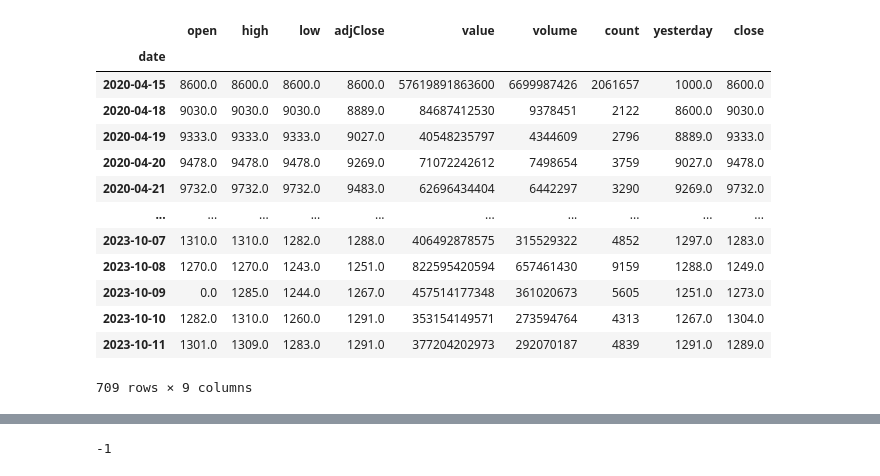
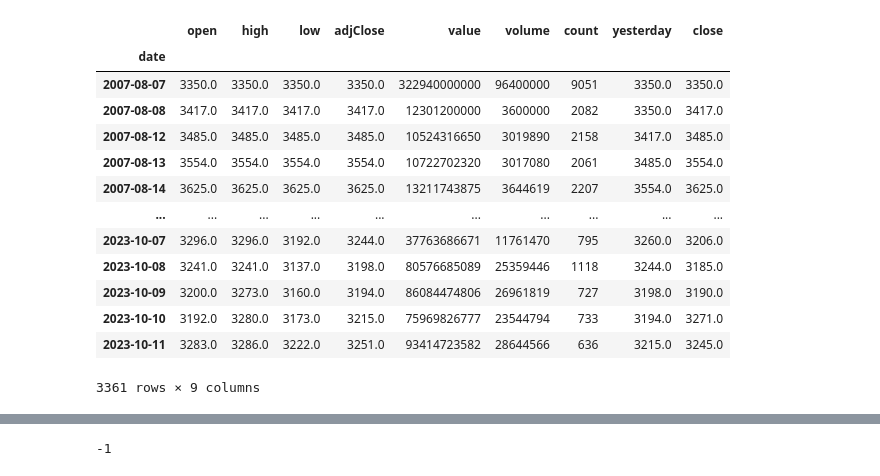
Before and after one commit to erfantbtb/algotrade-boorsdashboard, a Jupyter notebook: test.ipynb, the cells around one changed output, grey strips where cells are left out. Cells and saved outputs as stored; diff of their text form; code cells hidden in the pictures.

```diff
--- a/test.ipynb
+++ b/test.ipynb
@@ -7,23 +9,23 @@ from ticker_statistics import *
 %reload_ext autoreload
 %autoreload 2
 # %%
-symbol = "شستا"
+symbol = "فخوز"
 data = pd.read_csv("tickers_data/" + symbol + ".csv",
                    parse_dates=True,
                    index_col="date")
 data
 # %% [output]
 |  | open | high | low | adjClose | value | volume | count | yesterday | close |
 | date |  |  |  |  |  |  |  |  |  |
-| 2020-04-15 | 8600.0 | 8600.0 | 8600.0 | 8600.0 | 57619891863600 | 6699987426 | 2061657 | 1000.0 | 8600.0 |
-| 2020-04-18 | 9030.0 | 9030.0 | 9030.0 | 8889.0 | 84687412530 | 9378451 | 2122 | 8600.0 | 9030.0 |
-| 2020-04-19 | 9333.0 | 9333.0 | 9333.0 | 9027.0 | 40548235797 | 4344609 | 2796 | 8889.0 | 9333.0 |
-| 2020-04-20 | 9478.0 | 9478.0 | 9478.0 | 9269.0 | 71072242612 | 7498654 | 3759 | 9027.0 | 9478.0 |
-| 2020-04-21 | 9732.0 | 9732.0 | 9732.0 | 9483.0 | 62696434404 | 6442297 | 3290 | 9269.0 | 9732.0 |
+| 2007-08-07 | 3350.0 | 3350.0 | 3350.0 | 3350.0 | 322940000000 | 96400000 | 9051 | 3350.0 | 3350.0 |
+| 2007-08-08 | 3417.0 | 3417.0 | 3417.0 | 3417.0 | 12301200000 | 3600000 | 2082 | 3350.0 | 3417.0 |
+| 2007-08-12 | 3485.0 | 3485.0 | 3485.0 | 3485.0 | 10524316650 | 3019890 | 2158 | 3417.0 | 3485.0 |
+| 2007-08-13 | 3554.0 | 3554.0 | 3554.0 | 3554.0 | 10722702320 | 3017080 | 2061 | 3485.0 | 3554.0 |
+| 2007-08-14 | 3625.0 | 3625.0 | 3625.0 | 3625.0 | 13211743875 | 3644619 | 2207 | 3554.0 | 3625.0 |
 | ... | ... | ... | ... | ... | ... | ... | ... | ... | ... |
-| 2023-10-07 | 1310.0 | 1310.0 | 1282.0 | 1288.0 | 406492878575 | 315529322 | 4852 | 1297.0 | 1283.0 |
-| 2023-10-08 | 1270.0 | 1270.0 | 1243.0 | 1251.0 | 822595420594 | 657461430 | 9159 | 1288.0 | 1249.0 |
-| 2023-10-09 | 0.0 | 1285.0 | 1244.0 | 1267.0 | 457514177348 | 361020673 | 5605 | 1251.0 | 1273.0 |
-| 2023-10-10 | 1282.0 | 1310.0 | 1260.0 | 1291.0 | 353154149571 | 273594764 | 4313 | 1267.0 | 1304.0 |
-| 2023-10-11 | 1301.0 | 1309.0 | 1283.0 | 1291.0 | 377204202973 | 292070187 | 4839 | 1291.0 | 1289.0 |
+| 2023-10-07 | 3296.0 | 3296.0 | 3192.0 | 3244.0 | 37763686671 | 11761470 | 795 | 3260.0 | 3206.0 |
+| 2023-10-08 | 3241.0 | 3241.0 | 3137.0 | 3198.0 | 80576685089 | 25359446 | 1118 | 3244.0 | 3185.0 |
+| 2023-10-09 | 3200.0 | 3273.0 | 3160.0 | 3194.0 | 86084474806 | 26961819 | 727 | 3198.0 | 3190.0 |
+| 2023-10-10 | 3192.0 | 3280.0 | 3173.0 | 3215.0 | 75969826777 | 23544794 | 733 | 3194.0 | 3271.0 |
+| 2023-10-11 | 3283.0 | 3286.0 | 3222.0 | 3251.0 | 93414723582 | 28644566 | 636 | 3215.0 | 3245.0 |
-709 rows × 9 columns
+3361 rows × 9 columns
```
Also changed, not shown: parts of 4 cells of this notebook, 3 other files.
